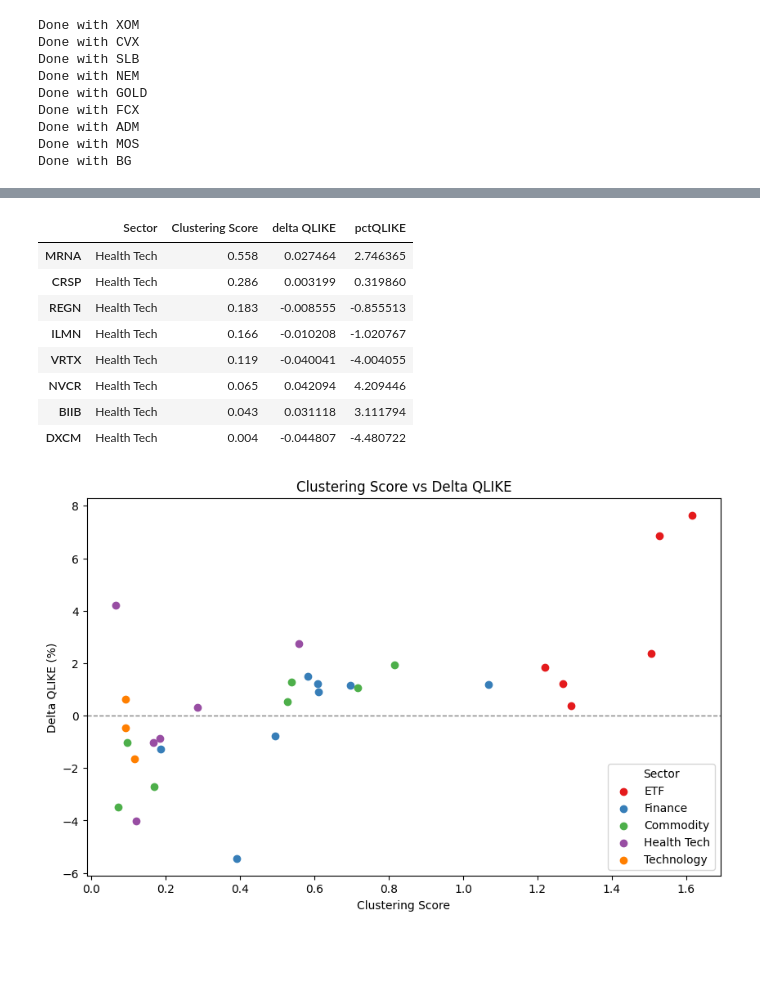
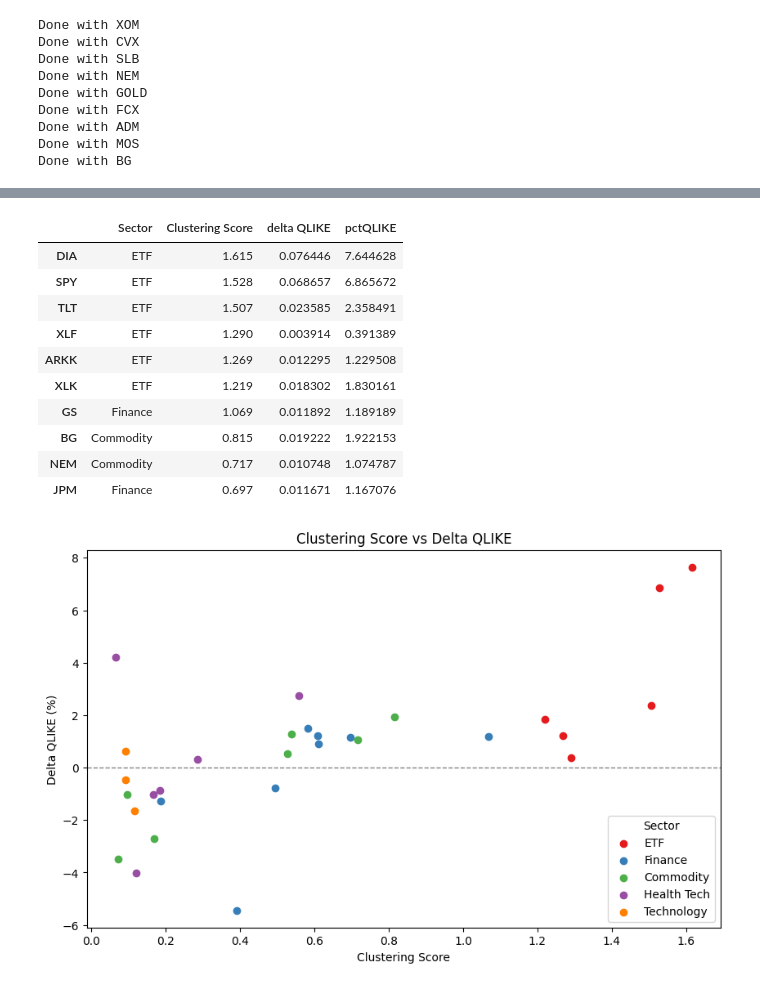
Before and after one commit to sushmita212/Stock_Volatility_Forecasting, a Jupyter notebook: modelAndPrediction.ipynb, the cells around one changed output, grey strips where cells are left out. Saved outputs shown, nothing was run; the diff lists cells and outputs as text; code cells hidden in the pictures; blank space fills up the shorter version.

```diff
--- a/modelAndPrediction.ipynb
+++ b/modelAndPrediction.ipynb
@@ -306,17 +306,19 @@ df_deltaQLIKE.to_csv("results/deltaQLIKE.csv", index=True)
 # %%
 df_deltaQLIKE["pctQLIKE"]=df_deltaQLIKE["delta QLIKE"]*100
 # %%
-df_deltaQLIKE[df_deltaQLIKE["Sector"]=="Health Tech"]
+df_deltaQLIKE.head(10)
 # %% [output]
 |  | Sector | Clustering Score | delta QLIKE | pctQLIKE |
-| MRNA | Health Tech | 0.558 | 0.027464 | 2.746365 |
-| CRSP | Health Tech | 0.286 | 0.003199 | 0.319860 |
-| REGN | Health Tech | 0.183 | -0.008555 | -0.855513 |
-| ILMN | Health Tech | 0.166 | -0.010208 | -1.020767 |
-| VRTX | Health Tech | 0.119 | -0.040041 | -4.004055 |
-| NVCR | Health Tech | 0.065 | 0.042094 | 4.209446 |
-| BIIB | Health Tech | 0.043 | 0.031118 | 3.111794 |
-| DXCM | Health Tech | 0.004 | -0.044807 | -4.480722 |
+| DIA | ETF | 1.615 | 0.076446 | 7.644628 |
+| SPY | ETF | 1.528 | 0.068657 | 6.865672 |
+| TLT | ETF | 1.507 | 0.023585 | 2.358491 |
+| XLF | ETF | 1.290 | 0.003914 | 0.391389 |
+| ARKK | ETF | 1.269 | 0.012295 | 1.229508 |
+| XLK | ETF | 1.219 | 0.018302 | 1.830161 |
+| GS | Finance | 1.069 | 0.011892 | 1.189189 |
+| BG | Commodity | 0.815 | 0.019222 | 1.922153 |
+| NEM | Commodity | 0.717 | 0.010748 | 1.074787 |
+| JPM | Finance | 0.697 | 0.011671 | 1.167076 |
 # %%
 import matplotlib.pyplot as plt
 
```
Also changed, not shown: 1 other file.
